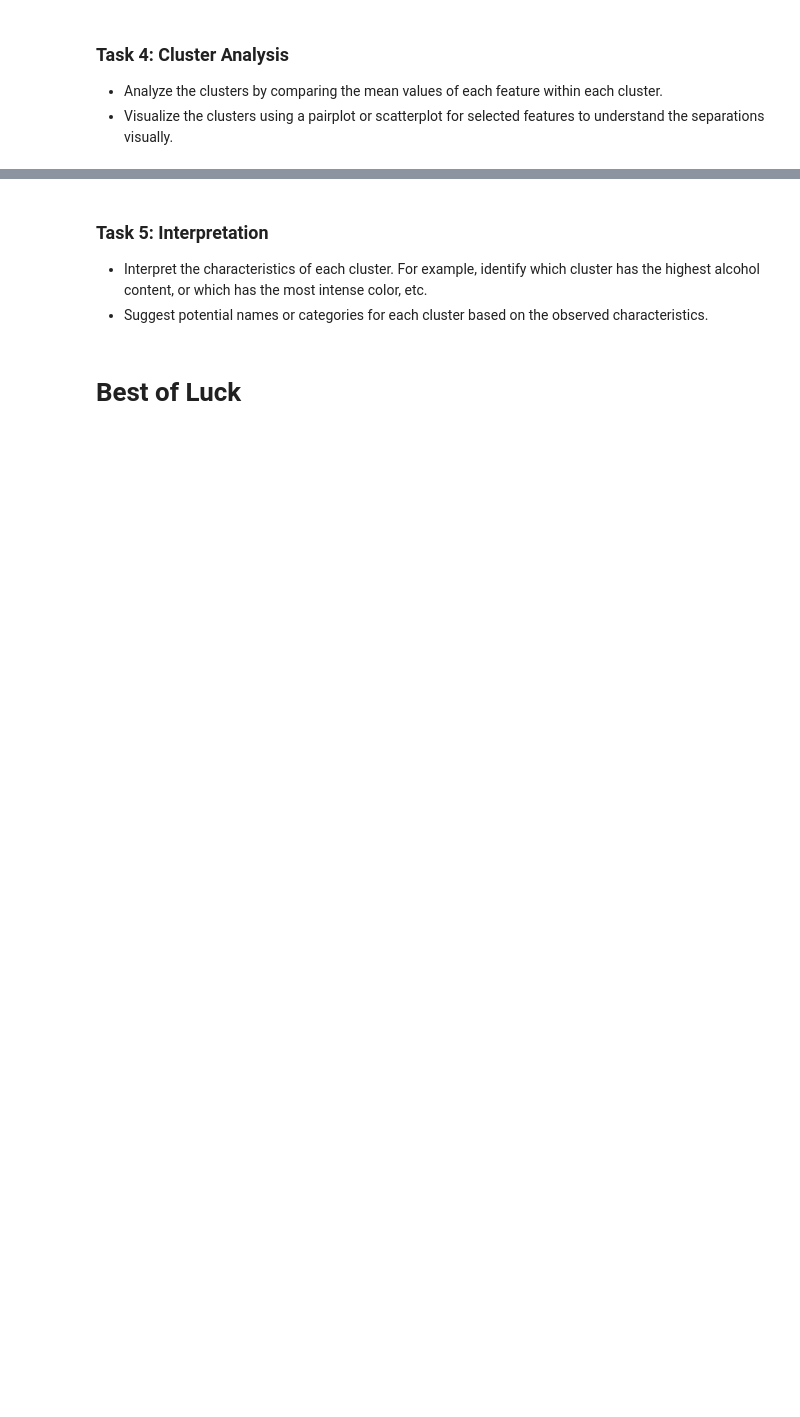
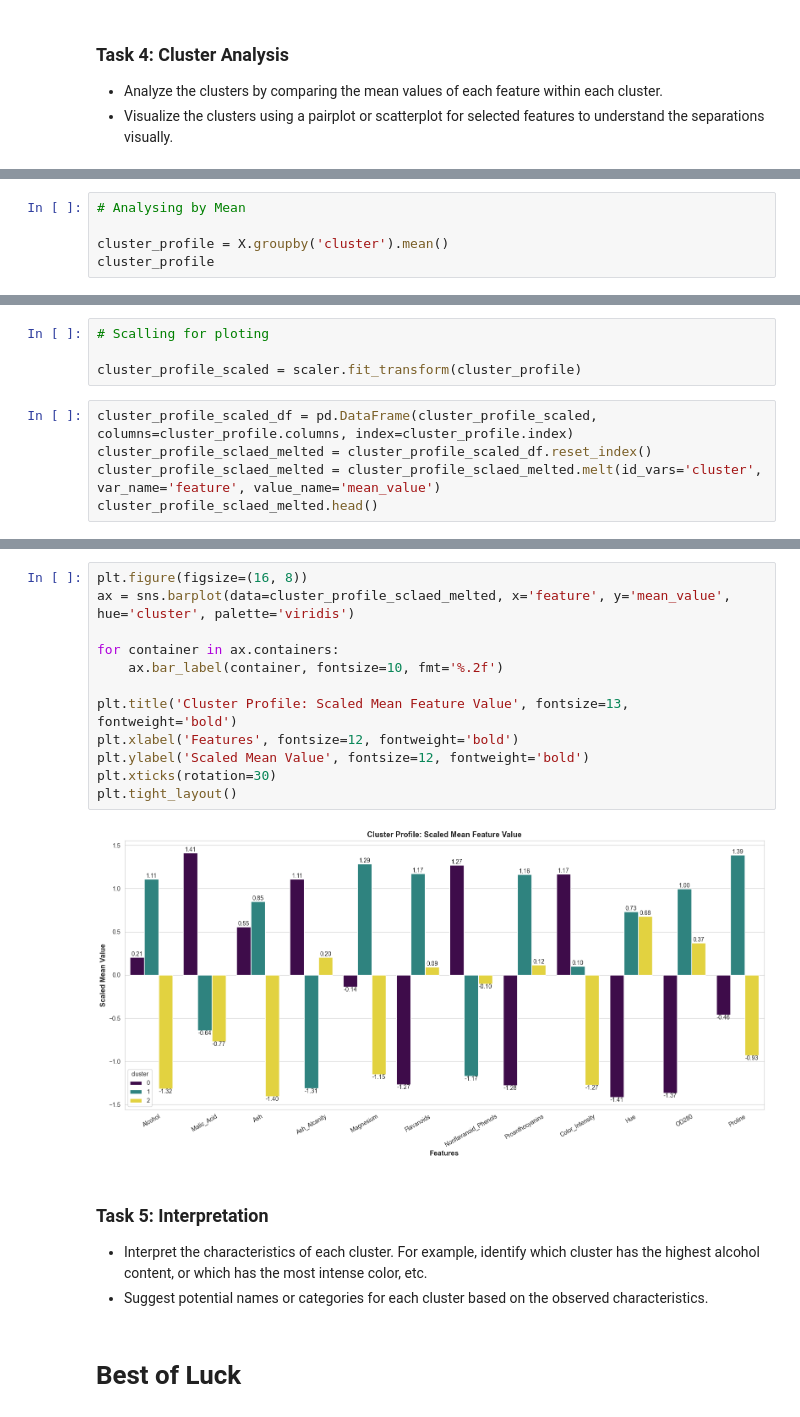
Before and after one commit to mohammadkhorshed/DS-ML-Assignments, a Jupyter notebook: assignment_07.ipynb, the cells around one changed output, grey strips where cells are left out. Cells and saved outputs as stored; diff of their text form; blank space fills up the shorter version.

Commit message:
Complete analyzing cluster

```diff
--- a/assignment_07.ipynb
+++ b/assignment_07.ipynb
@@ -241,0 +276,5 @@ X.head()
+# %%
+# Analysing by Mean
+
+cluster_profile = X.groupby('cluster').mean()
+cluster_profile
@@ -241,0 +287,9 @@ X.head()
+# %%
+# Scalling for ploting
+
+cluster_profile_scaled = scaler.fit_transform(cluster_profile)
+# %%
+cluster_profile_scaled_df = pd.DataFrame(cluster_profile_scaled, columns=cluster_profile.columns, index=cluster_profile.index)
+cluster_profile_sclaed_melted = cluster_profile_scaled_df.reset_index()
+cluster_profile_sclaed_melted = cluster_profile_sclaed_melted.melt(id_vars='cluster', var_name='feature', value_name='mean_value')
+cluster_profile_sclaed_melted.head()
@@ -242,3 +303,17 @@ X.head()
+# %%
+plt.figure(figsize=(16, 8))
+ax = sns.barplot(data=cluster_profile_sclaed_melted, x='feature', y='mean_value', hue='cluster', palette='viridis')
+
+for container in ax.containers:
+    ax.bar_label(container, fontsize=10, fmt='%.2f')
+
+plt.title('Cluster Profile: Scaled Mean Feature Value', fontsize=13, fontweight='bold')
+plt.xlabel('Features', fontsize=12, fontweight='bold')
+plt.ylabel('Scaled Mean Value', fontsize=12, fontweight='bold')
+plt.xticks(rotation=30)
+plt.tight_layout()
+# %% [output]
+[figure, added]
 # %% [markdown]
 ### Task 5: Interpretation
 - Interpret the characteristics of each cluster. For example, identify which cluster has the highest alcohol content, or which has the most intense color, etc.
```
Also changed, not shown: parts of 13 cells of this notebook.
